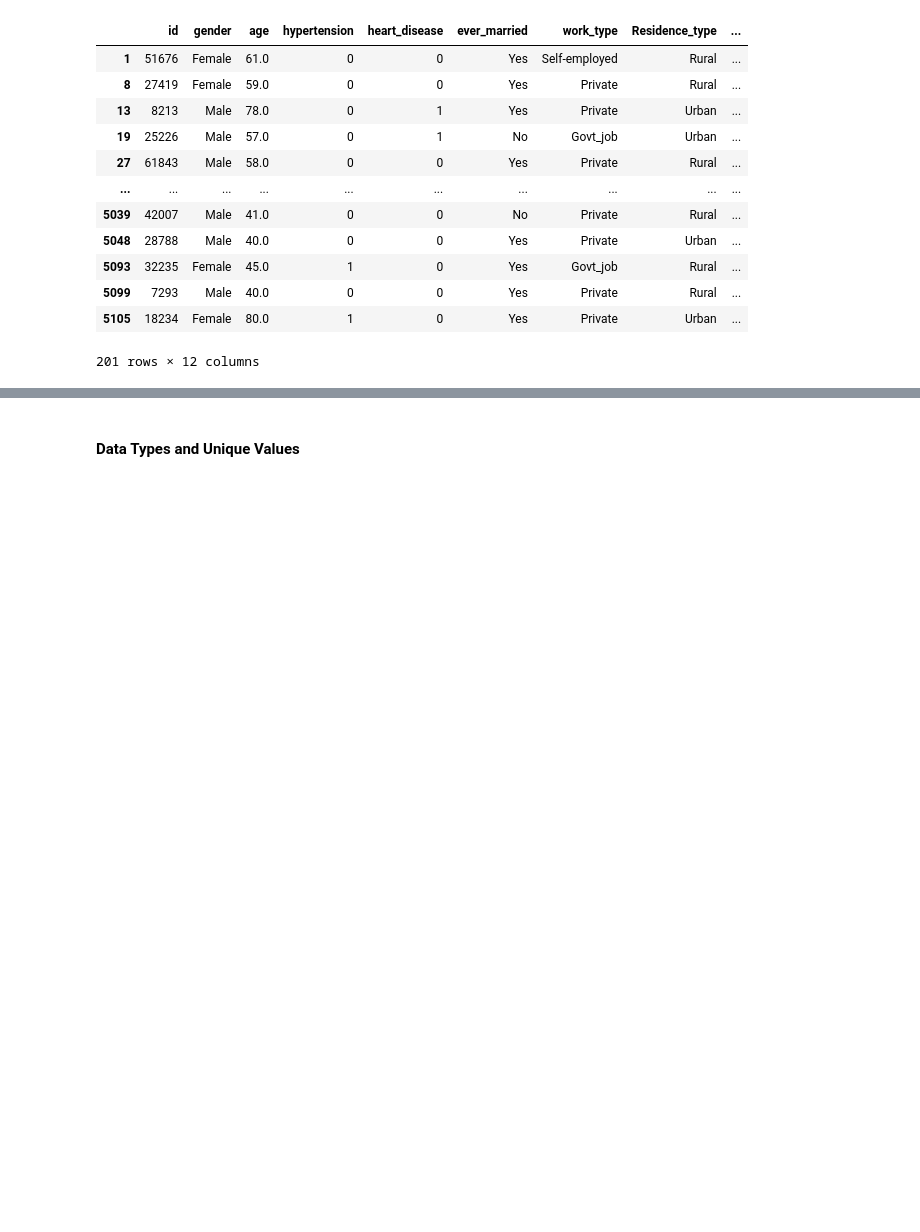
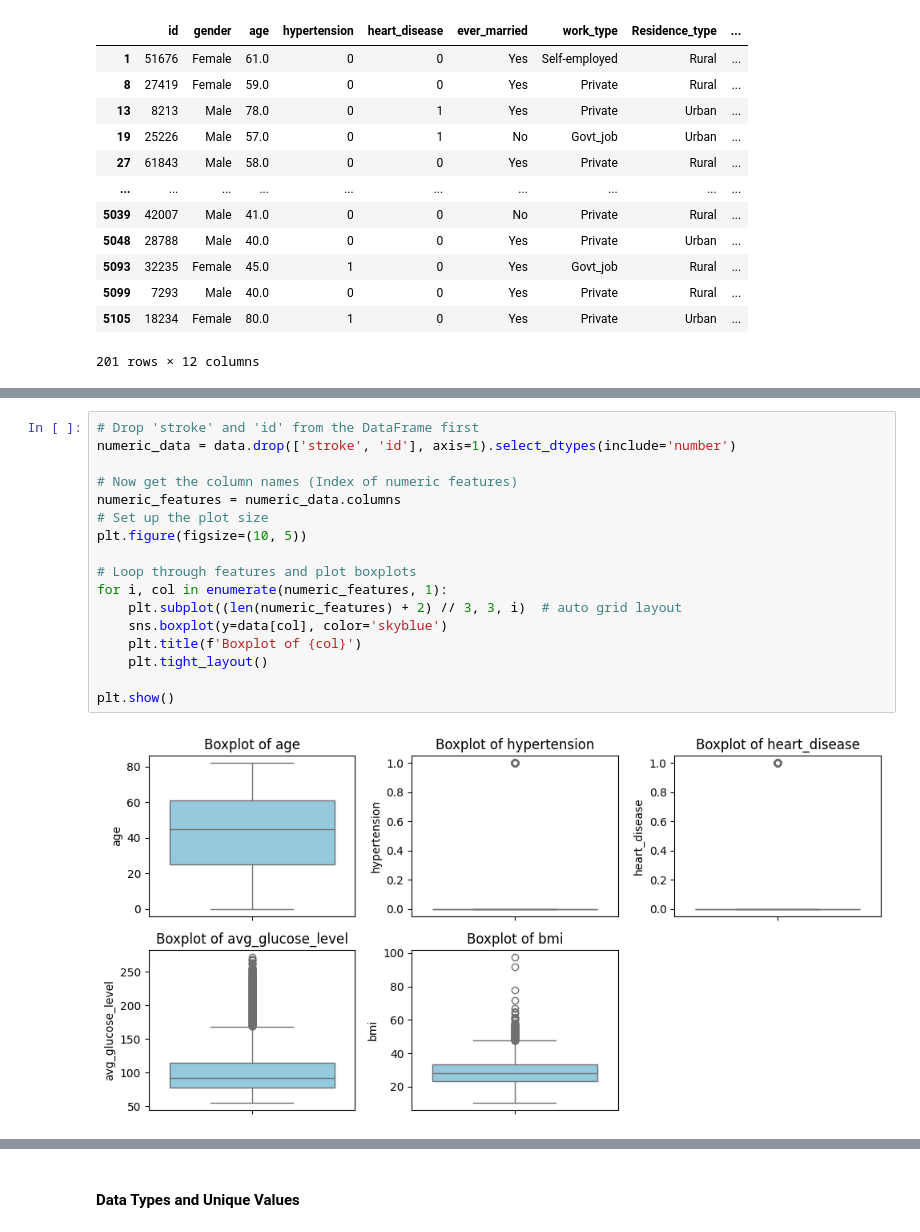
Before and after one commit to Alhamza-Mohamed/Machine-Learning, a Jupyter notebook: Stroke/Stroke_data_exploration.ipynb, the cells around one changed output, grey strips where cells are left out. Drawn from its saved outputs; the diff is of its cells as text; blank space fills up the shorter version.

```diff
--- a/Stroke/Stroke_data_exploration.ipynb
+++ b/Stroke/Stroke_data_exploration.ipynb
@@ -199,0 +227,19 @@ data[data['bmi'].isna()]
+# %%
+# Drop 'stroke' and 'id' from the DataFrame first
+numeric_data = data.drop(['stroke', 'id'], axis=1).select_dtypes(include='number')
+
+# Now get the column names (Index of numeric features)
+numeric_features = numeric_data.columns
+# Set up the plot size
+plt.figure(figsize=(10, 5))
+
+# Loop through features and plot boxplots
+for i, col in enumerate(numeric_features, 1):
+    plt.subplot((len(numeric_features) + 2) // 3, 3, i)  # auto grid layout
+    sns.boxplot(y=data[col], color='skyblue')
+    plt.title(f'Boxplot of {col}')
+    plt.tight_layout()
+
+plt.show()
+# %% [output]
+[figure, added]
```
Also changed, not shown: parts of 4 cells of this notebook.
